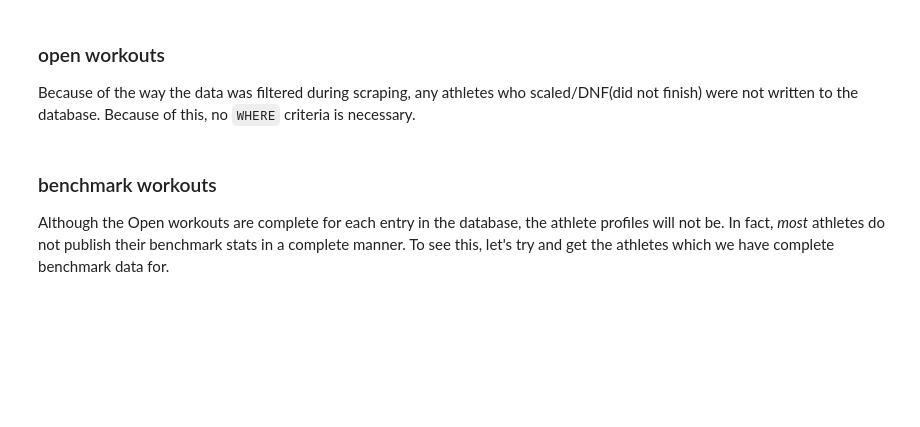
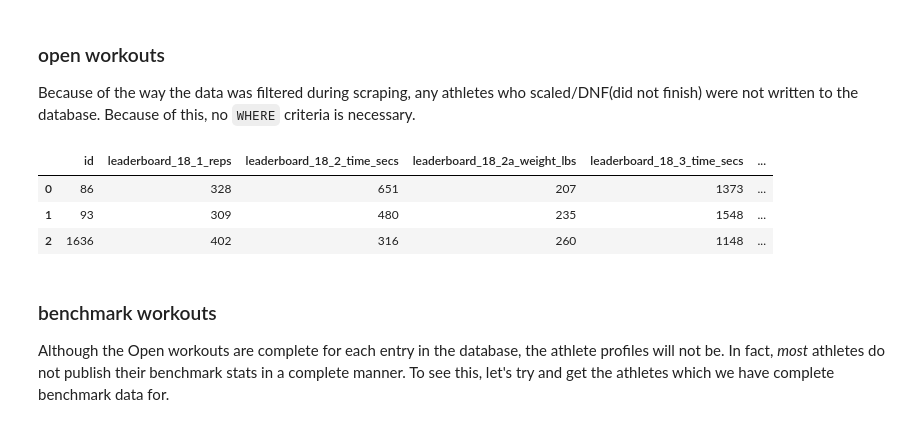
Before and after one commit to zfreedman/crossfit_open_2018, a Jupyter notebook: learning/open_bayesian_regression.ipynb, the cells around one changed output. Drawn from its saved outputs; the diff is of its cells as text; code cells hidden in the pictures; blank space fills up the shorter version.

```diff
--- a/learning/open_bayesian_regression.ipynb
+++ b/learning/open_bayesian_regression.ipynb
@@ -52,25 +52,32 @@ Because of the way the data was filtered during scraping, any athletes who scale
 # %%
 #read into dataframe
 open_keys = list(map(lambda x: "leaderboard_18_" + x, [
     "1_reps",
     "2_time_secs",
     "2a_weight_lbs",
     "3_time_secs",
     "4_time_secs",
     "5_reps"
 ]))
 working_division = 18
 
 open_data = grab_data(
     """
     SELECT id, {}
     FROM athlete
     WHERE division_id={}
     """.format(
         ", ".join(open_keys), working_division
     ),
     creds
 )
+
+open_data.head(3)
+# %% [output]
+|  | id | leaderboard_18_1_reps | leaderboard_18_2_time_secs | leaderboard_18_2a_weight_lbs | leaderboard_18_3_time_secs | ... |
+| 0 | 86 | 328 | 651 | 207 | 1373 | ... |
+| 1 | 93 | 309 | 480 | 235 | 1548 | ... |
+| 2 | 1636 | 402 | 316 | 260 | 1148 | ... |
 # %% [markdown]
 ### benchmark workouts
 Although the Open workouts are complete for each entry in the database, the athlete profiles will not be. In fact, *most* athletes do not publish their benchmark stats in a complete manner. To see this, let's try and get the athletes which we have complete benchmark data for.
```
Also changed, not shown: parts of 1 cell of this notebook, 1 other file.
